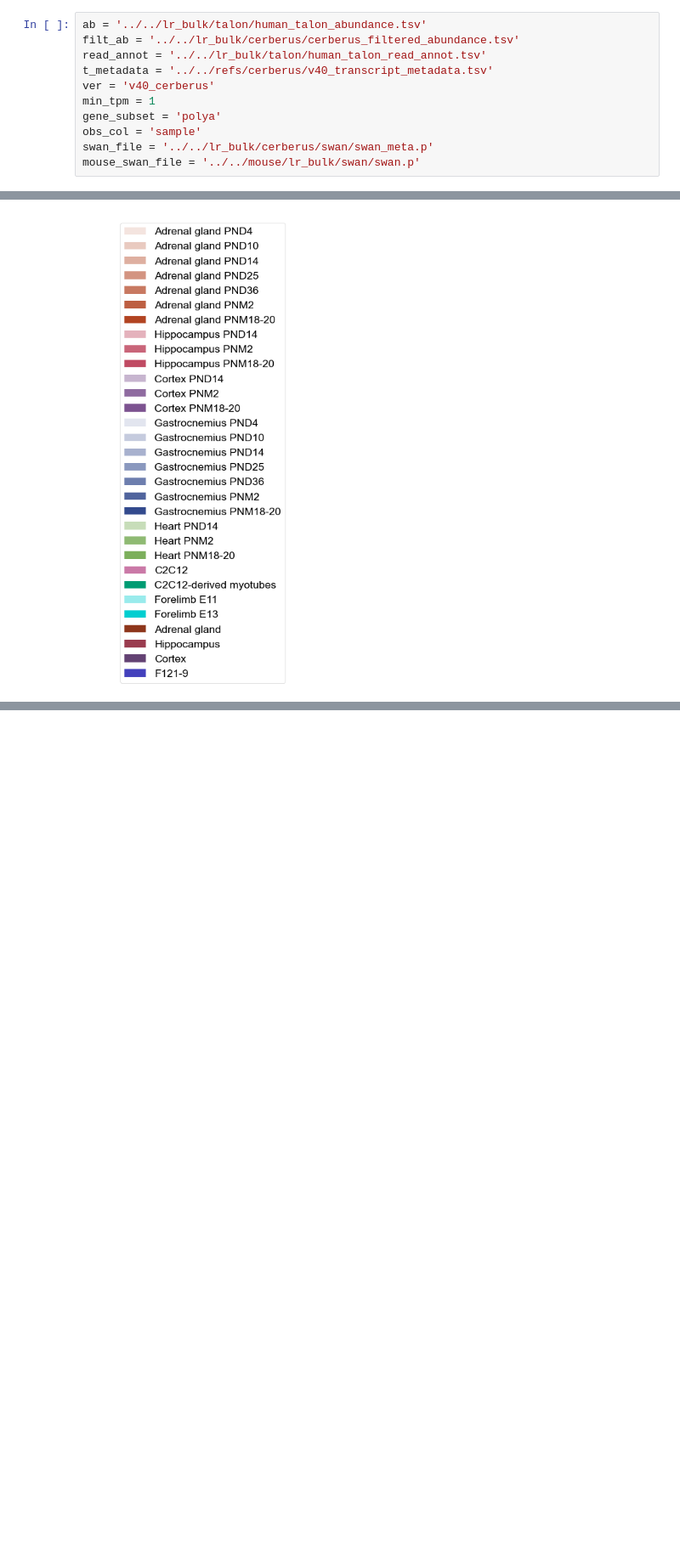
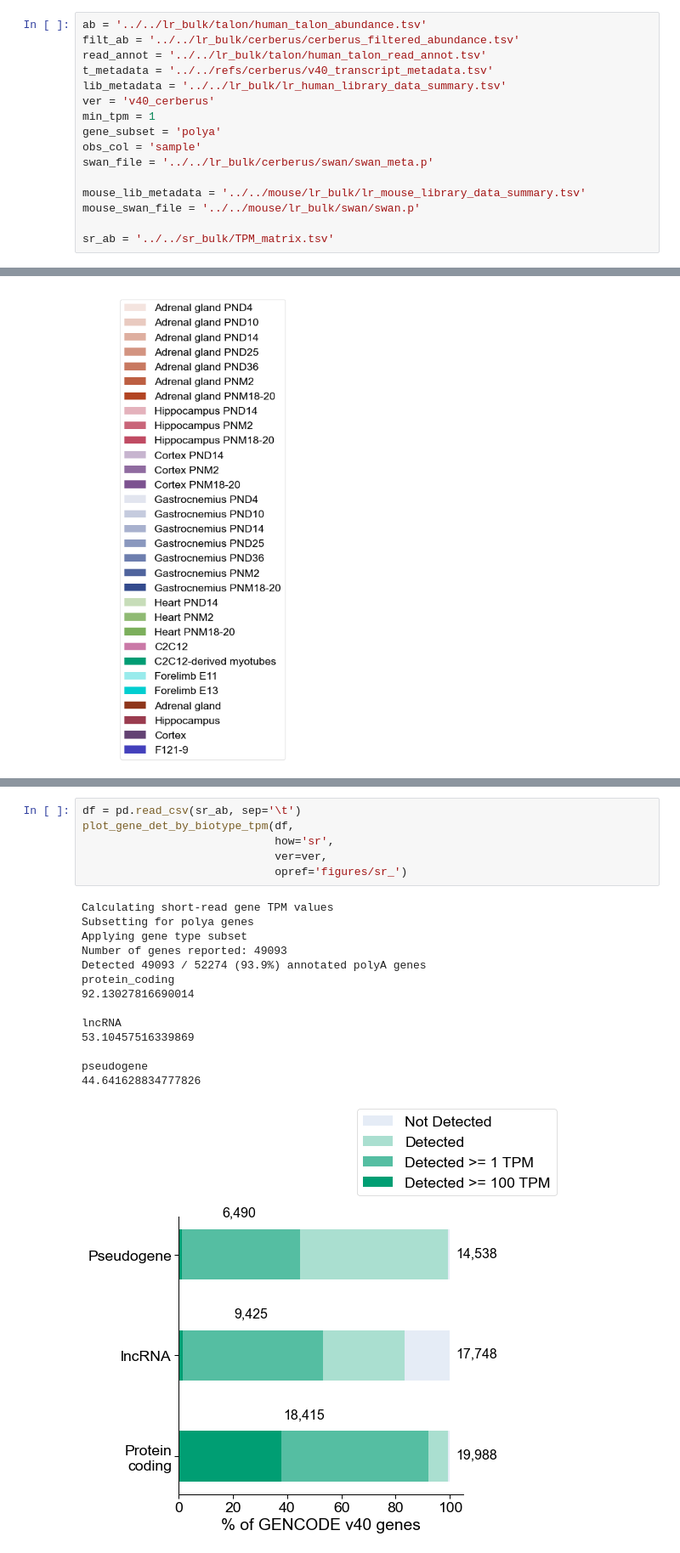
Before and after one commit to fairliereese/rnawg, a Jupyter notebook: figures/fig_s1_overview/fig_s1.ipynb, the cells around one changed output, grey strips where cells are left out. Shown at 85% size. Saved outputs shown, nothing was run; the diff lists cells and outputs as text; blank space fills up the shorter version.

```diff
--- a/figures/fig_s1_overview/fig_s1.ipynb
+++ b/figures/fig_s1_overview/fig_s1.ipynb
@@ -19,12 +19,17 @@ ab = '../../lr_bulk/talon/human_talon_abundance.tsv'
 filt_ab = '../../lr_bulk/cerberus/cerberus_filtered_abundance.tsv'
 read_annot = '../../lr_bulk/talon/human_talon_read_annot.tsv'
 t_metadata = '../../refs/cerberus/v40_transcript_metadata.tsv'
+lib_metadata = '../../lr_bulk/lr_human_library_data_summary.tsv'
 ver = 'v40_cerberus'
 min_tpm = 1
 gene_subset = 'polya'
 obs_col = 'sample'
 swan_file = '../../lr_bulk/cerberus/swan/swan_meta.p'
+
+mouse_lib_metadata = '../../mouse/lr_bulk/lr_mouse_library_data_summary.tsv'
 mouse_swan_file = '../../mouse/lr_bulk/swan/swan.p'
+
+sr_ab = '../../sr_bulk/TPM_matrix.tsv'
 # %% [markdown]
 ## Box plots for number of libraries, samples, and tissues / cell types
 # %%
@@ -113,0 +157,21 @@ Read in graph from ../../mouse/lr_bulk/swan/swan.p
+# %%
+df = pd.read_csv(sr_ab, sep='\t')
+plot_gene_det_by_biotype_tpm(df,
+                             how='sr',
+                             ver=ver,
+                             opref='figures/sr_')
+# %% [output]
+Calculating short-read gene TPM values
+Subsetting for polya genes
+Applying gene type subset
+Number of genes reported: 49093
+Detected 49093 / 52274 (93.9%) annotated polyA genes
+protein_coding
+92.13027816690014
+
+lncRNA
+53.10457516339869
+
+pseudogene
+44.641628834777826
+[figure, added]
```
Also changed, not shown: parts of 20 cells of this notebook, 14 other files.
